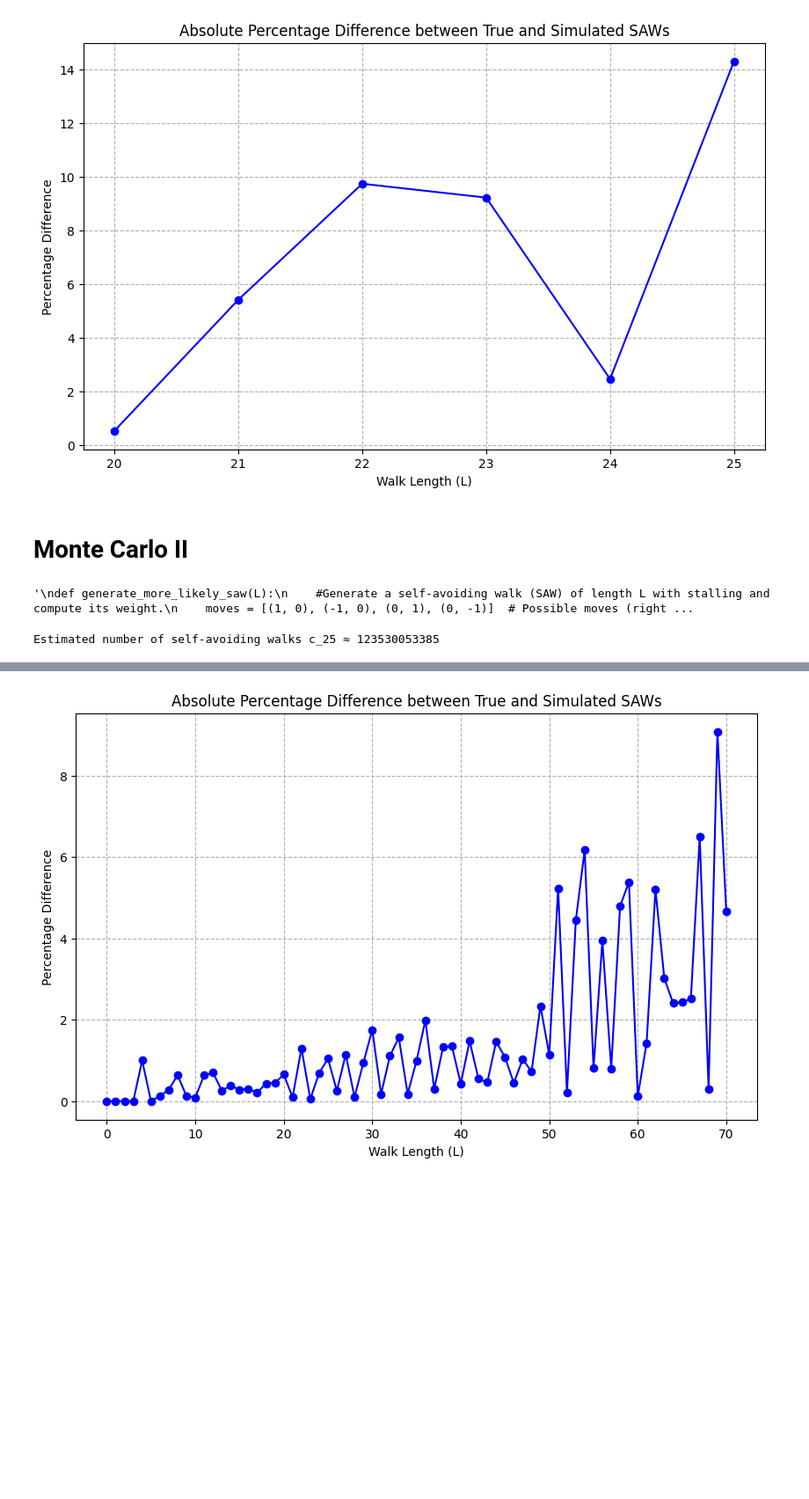
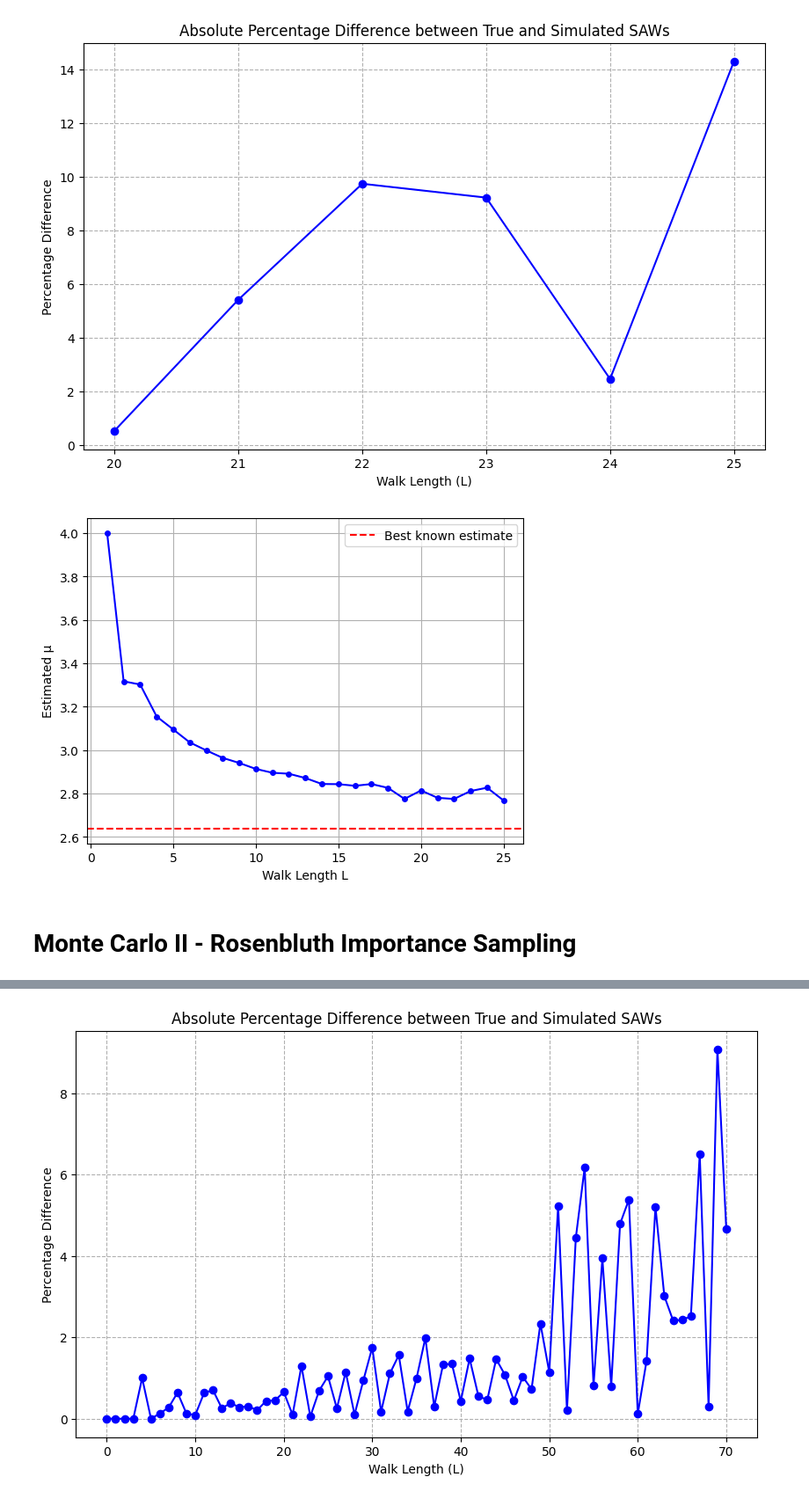
Before and after one commit to lebready/pathy-mcavoidy, a Jupyter notebook: SAW_Project.ipynb, the cells around one changed output, grey strips where cells are left out. Shown: that part at 88% size. Cells and saved outputs as stored; diff of their text form; code cells hidden in the pictures; blank space fills up the shorter version.

Commit message:
Update SAW_Project.ipynb
Added more plots
Added Pivot Algo
Added PERM

```diff
--- a/SAW_Project.ipynb
+++ b/SAW_Project.ipynb
@@ -220,3 +192,8 @@ true_values = all_true_values[:26]
 np_results = np.array(results)
 results_prop = np_results[:,1]
 percent_diff = [(abs(true - sim)/true) * 100 for true, sim in zip(true_values, np_results[:, 2])]
+# %%
+# Calculate mu
+Ls = np.array([i for i in range(1, L + 1)])
+log_cL = np.array([math.log(result[2]) for result in results[1:]]) # Skip L=0, and use math.log as np.log will overflow
+mu_estimates = np.exp(log_cL / Ls)
@@ -279,12 +258,21 @@ plt.grid(True, which="both", ls="--")
 plt.show()
 # %% [output]
 [figure]
+# %%
+plt.plot(Ls, mu_estimates, marker='o', linestyle='-', color='blue', markersize=4)
+plt.axhline(2.638, color='r', linestyle='--', label='Best known estimate')
+plt.xlabel("Walk Length L")
+plt.ylabel("Estimated μ")
+plt.legend()
+plt.grid()
+plt.show()
+# %% [output]
+[figure, added]
 # %% [markdown]
-# Monte Carlo II
+# Monte Carlo II - Rosenbluth Importance Sampling
 # %%
-"""
 def generate_more_likely_saw(L):
-    #Generate a self-avoiding walk (SAW) of length L with stalling and compute its weight.
+    """Generate a self-avoiding walk (SAW) of length L with stalling and compute its weight."""
     moves = [(1, 0), (-1, 0), (0, 1), (0, -1)]  # Possible moves (right, left, up, down)
     position = (0, 0)
     path = {position}
@@ -299,7 +287,7 @@ def generate_more_likely_saw(L):
         if num_choices == 0:
             # If trapped, keep weight unchanged and stay in place
             walk.extend([position] * (L - len(walk)))
-            return 0, False
+            return weight, False
 
         # Choose a move randomly
         new_position = valid_moves[np.random.randint(num_choices)]
@@ -308,31 +296,20 @@ def generate_more_likely_saw(L):
         position = new_position
 
         # Update weight to correct for sampling bias
-        weight *= (num_choices/4)
+        weight *= 1/num_choices
 
     return weight, True # Return the walk and its associated weight
 
 def simulate_monte_carlo_ii(L, N=10000):
-    #Estimate the number of self-avoiding walks (c_L) using a weighted Monte Carlo method.
+    """Estimate the number of self-avoiding walks (c_L) using a weighted Monte Carlo method."""
 
-    total_weight = 0
-    total_valid = 0
+    results = [generate_more_likely_saw(L) for _ in range(N)]
+    results = np.array(results)
+    weights = 1/results[:, 0]
+    valid_saws = results[:, 1]
 
-    for _ in range(N):
-        weight, valid_saw = generate_more_likely_saw(L)
-        total_weight += weight  # Sum up weights
-        total_valid += int(valid_saw)
+    generated_prop_valid_saws = np.mean(valid_saws)
+    estimated_prob_valid_saw = (1/4**L) * np.mean(valid_saws * weights)
+    estimated_c_L = int(4**L * estimated_prob_valid_saw)
 
-    estimated_c_l = int(4**L * (total_weight/N))  # Average over samples
-    proportion_of_valid_saws = total_valid/N
-    return estimated_c_l, proportion_of_valid_saws
- """
+    return estimated_c_L, generated_prop_valid_saws, valid_saws * weights
-# %% [output]
-'\ndef generate_more_likely_saw(L):\n    #Generate a self-avoiding walk (SAW) of length L with stalling and compute its weight.\n    moves = [(1, 0), (-1, 0), (0, 1), (0, -1)]  # Possible moves (right ...
-# %%
-L = 25  # Walk length
-N = 10000  # Number of Monte Carlo trials
-estimated_c_l = simulate_monte_carlo_ii(L, N)
-print(f"Estimated number of self-avoiding walks c_{L} ≈ {estimated_c_l[0]}")
-# %% [output]
-Estimated number of self-avoiding walks c_25 ≈ 123530053385
```
Also changed, not shown: parts of 34 cells of this notebook.
